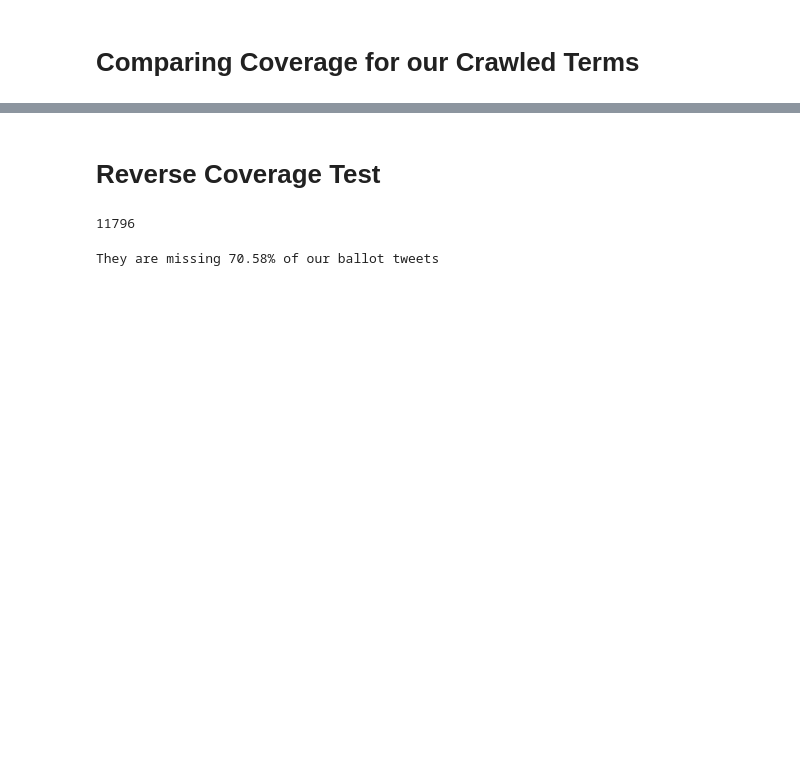
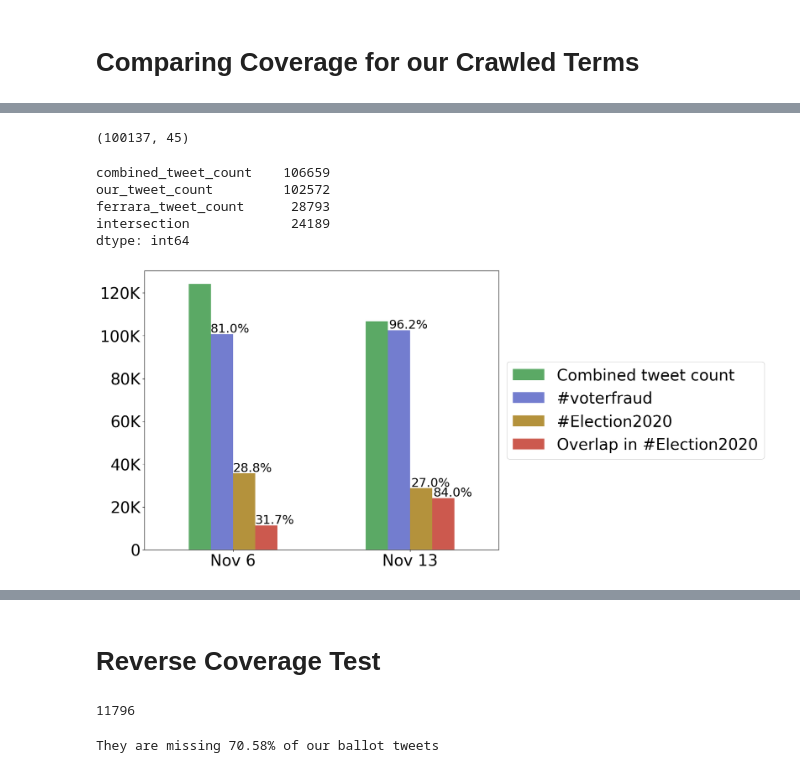
Before and after one commit to sTechLab/VoterFraud2020-analysis, a Jupyter notebook: notebooks/test_coverage.ipynb, the cells around one changed output, grey strips where cells are left out. Cells and saved outputs as stored; diff of their text form; code cells hidden in the pictures; blank space fills up the shorter version.

```diff
--- a/notebooks/test_coverage.ipynb
+++ b/notebooks/test_coverage.ipynb
@@ -374,0 +357,2 @@ crawled_term_coverage_comparison_df
+# %%
+df_comparison_nov_6 = crawled_term_coverage_comparison_df
@@ -374,0 +361,12 @@ crawled_term_coverage_comparison_df
+# %%
+df_tweets_by_date[df_tweets_by_date['quote_tweet'].notna()].shape
+# %% [output]
+(100137, 45)
+# %%
+print(crawled_term_coverage_comparison_df.sum())
+# %% [output]
+combined_tweet_count    106659
+our_tweet_count         102572
+ferrara_tweet_count      28793
+intersection             24189
+dtype: int64
@@ -374,0 +415,50 @@ crawled_term_coverage_comparison_df
+# %%
+plot_colors = [
+"#5ba965",
+"#737dcf",
+"#b4923c",
+"#cc594e",
+"#c35ca8"]
+style.use("default")
+plt.rc('xtick', labelsize='medium')
+plt.rc('ytick', labelsize='medium')
+
+
+n_terms = crawled_term_coverage_comparison_df.shape[0]
+fig, ax = plt.subplots(1, figsize=(12, 10))
+i = 0
+fig.tight_layout(pad=10)
+
+plot_df = df_combined
+plot_df.plot.bar(ax=ax, rot=0, color=plot_colors)
+
+for j, p in enumerate(ax.patches):
+    row_index = j % plot_df.shape[0]
+    feature_index = j // plot_df.shape[0]
+    row = plot_df.iloc[row_index]
+    if (plot_df.columns[feature_index] == "intersection"):
+        total = row["ferrara_tweet_count"]
+    else:
+        total = row["combined_tweet_count"]
+
+    patch_value = row.values[feature_index]
+
+    if (patch_value != total):
+        ax.annotate(
+            "{:,.1f}%".format((patch_value / total) * 100),
+            (p.get_x() * 1.005, p.get_height() * 1.001),
+            textcoords='offset points', xytext=(0, 3), fontsize=22
+        )
+
+ax.legend(['Combined tweet count', '#voterfraud', '#Election2020', 'Overlap in #Election2020'],
+    loc='center left',
+    bbox_to_anchor=(1.0, 0.5),
+    fontsize=28
+)
+plt.tick_params(axis='both', which='major', labelsize=28)
+
+ax.yaxis.set_major_formatter(tick.FuncFormatter(reformat_large_tick_values))
+#plt.title("Coverage Comparison with #Election2020".format(DATE), fontsize=22)
+plt.show()
+# %% [output]
+[figure, added]
```
Also changed, not shown: parts of 19 cells of this notebook, 12 other files.
